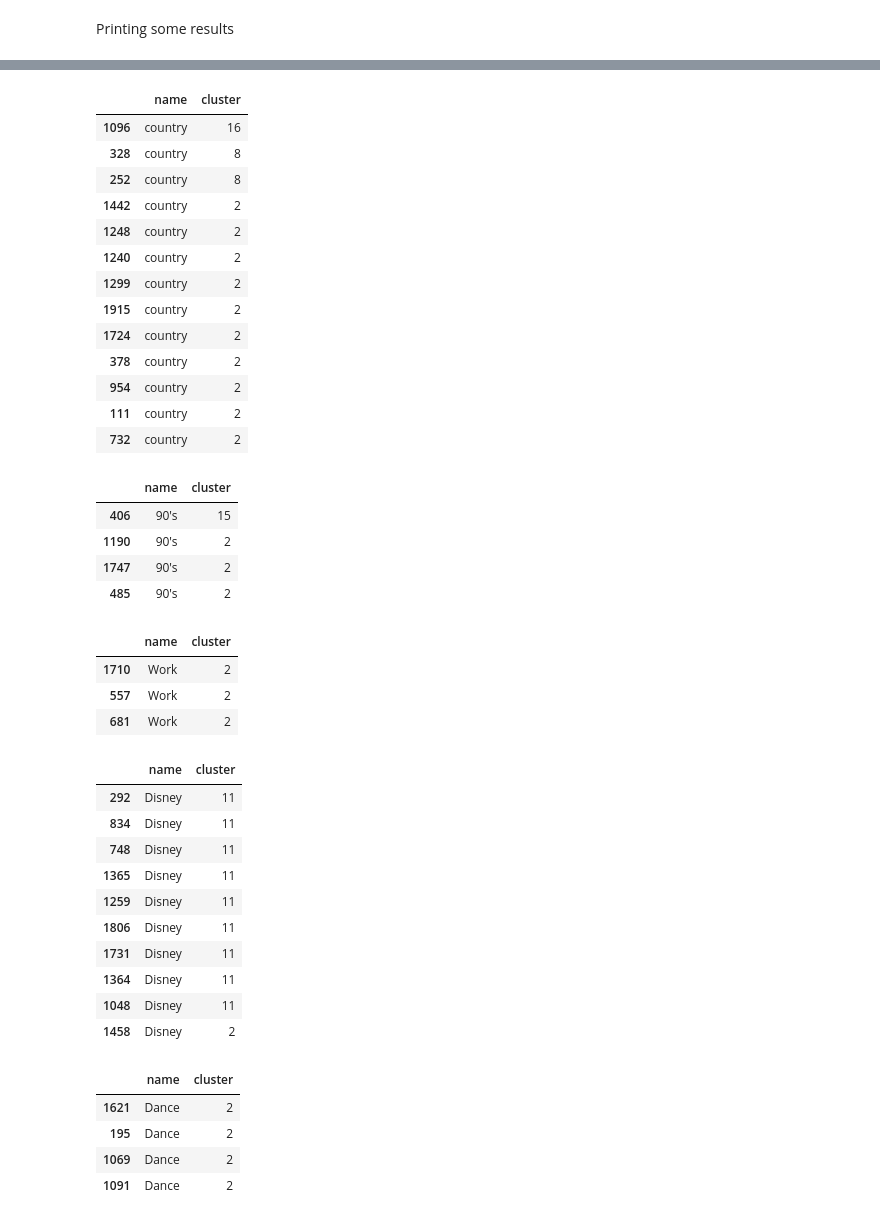
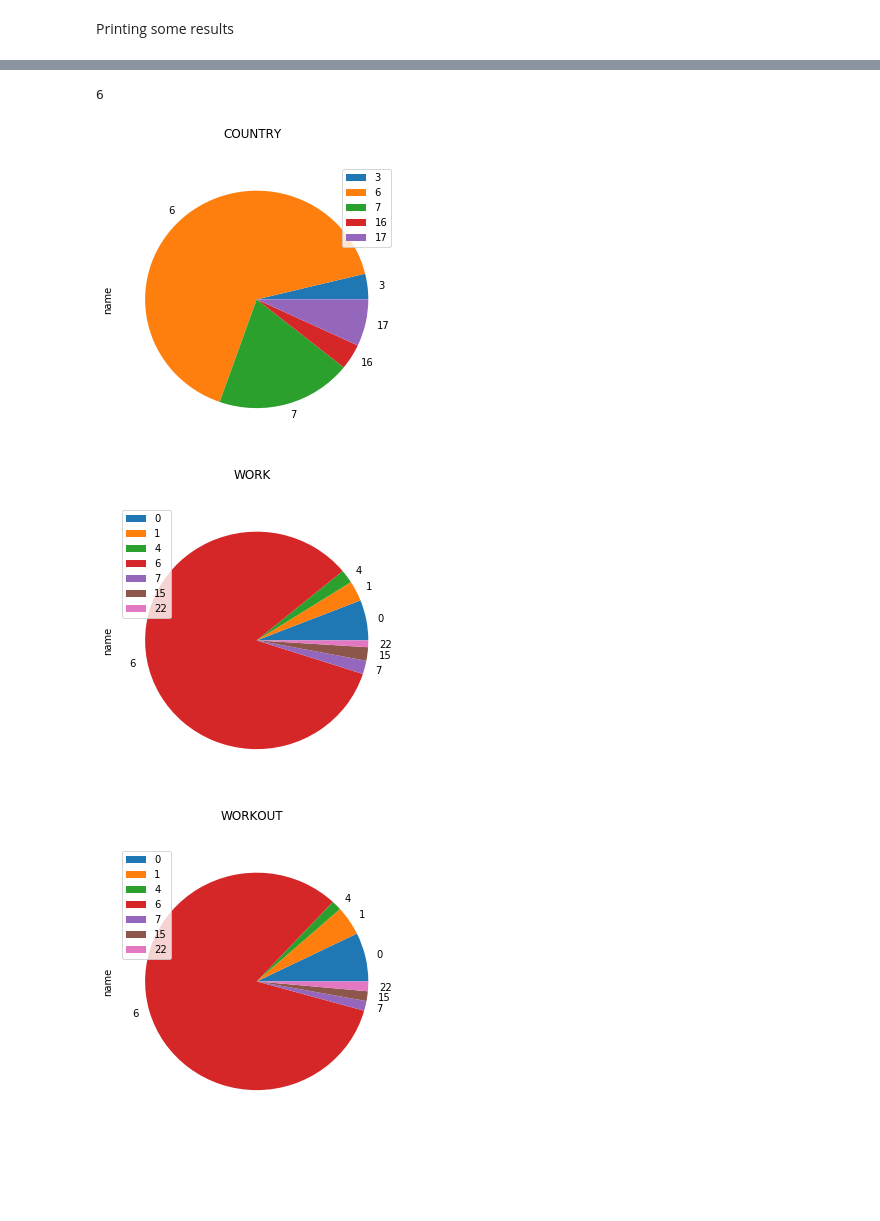
Before and after one commit to D2KLab/recsys18_challenge, a Jupyter notebook: preprocessing/emotion/experiment.ipynb, the cells around one changed output, grey strips where cells are left out. Saved outputs shown, nothing was run; the diff lists cells and outputs as text; code cells hidden in the pictures; blank space fills up the shorter version.

Commit message:
more on clustering names

```diff
--- a/preprocessing/emotion/experiment.ipynb
+++ b/preprocessing/emotion/experiment.ipynb
@@ -98,5 +98,5 @@ matrix.shape
 # %%
-for c, index in log_progress(_unique_tracks, every=1, name='distinct tracks'):
+for c, index in log_progress(_unique_tracks, every=5, name='distinct tracks'):
     _sub = df_tracks.loc[df_tracks['track_uri'] == c]
     for pid in _sub['pid']:
         if pid < len(_unique_pid):
@@ -110,7 +110,7 @@ Clusterising
 # %%
 X = matrix
 Y = df_playlist['name'].values
-num_clusters=20
+num_clusters = 40
 # %%
 from sklearn import cluster
 import matplotlib.pyplot as plt
@@ -125,11 +125,18 @@ Printing some results
 # %%
 from IPython.core.display import Markdown, display
 
+biggest_cluster = -1
+biggest_cluster_dim = -1
+
 for i in np.arange(num_clusters):
     _involved = clusterized.loc[df_playlist['cluster']==i]
+    _dim = _involved.shape[0]
+    if _dim > biggest_cluster_dim:
+        biggest_cluster_dim = _dim
+        biggest_cluster = i
 
     display(Markdown('#### CLUSTER %d' % i))
-    display(Markdown('%d playlists' % _involved.shape[0]))
+    display(Markdown('%d playlists' % _dim))
     display(Markdown('`%s`' % '` `'.join(_involved['name'][0:30])))
 # %% [output]
 #### CLUSTER 0
@@ -148,43 +155,16 @@ for i in np.arange(num_clusters):
-# %%
-for i in ['country', '90\'s', 'Work', 'Disney', 'Dance']:
-    display(clusterized.loc[df_playlist['name'] == i])
-# %% [output]
-|  | name | cluster |
-| 1096 | country | 16 |
-| 328 | country | 8 |
-| 252 | country | 8 |
-| 1442 | country | 2 |
-| 1248 | country | 2 |
-| 1240 | country | 2 |
-| 1299 | country | 2 |
-| 1915 | country | 2 |
-| 1724 | country | 2 |
-| 378 | country | 2 |
-| 954 | country | 2 |
-| 111 | country | 2 |
-| 732 | country | 2 |
-|  | name | cluster |
-| 406 | 90's | 15 |
-| 1190 | 90's | 2 |
-| 1747 | 90's | 2 |
-| 485 | 90's | 2 |
-|  | name | cluster |
-| 1710 | Work | 2 |
-| 557 | Work | 2 |
-| 681 | Work | 2 |
-|  | name | cluster |
-| 292 | Disney | 11 |
-| 834 | Disney | 11 |
-| 748 | Disney | 11 |
-| 1365 | Disney | 11 |
-| 1259 | Disney | 11 |
-| 1806 | Disney | 11 |
-| 1731 | Disney | 11 |
-| 1364 | Disney | 11 |
-| 1048 | Disney | 11 |
-| 1458 | Disney | 2 |
-|  | name | cluster |
-| 1621 | Dance | 2 |
-| 195 | Dance | 2 |
-| 1069 | Dance | 2 |
-| 1091 | Dance | 2 |
+# %%
+biggest_cluster
+# %% [output]
+6
+# %%
+def get_belonging(word):
+    _df = clusterized.loc[df_playlist['name'].str.lower().str.contains(word)]
+    return _df.groupby(_df['cluster']).count()
+
+for i in ['country', 'work', 'workout', 'disney', 'dance', 'party', 'summer', 'throwback', '!']:
+    sums = get_belonging(i)
+    sums.plot(kind='pie', subplots=True, figsize=(5, 5), title=i.upper())
+# %% [output]
+[figure, added]
+[figure, added]
+[figure, added]
```
Also changed, not shown: parts of 7 cells of this notebook.
